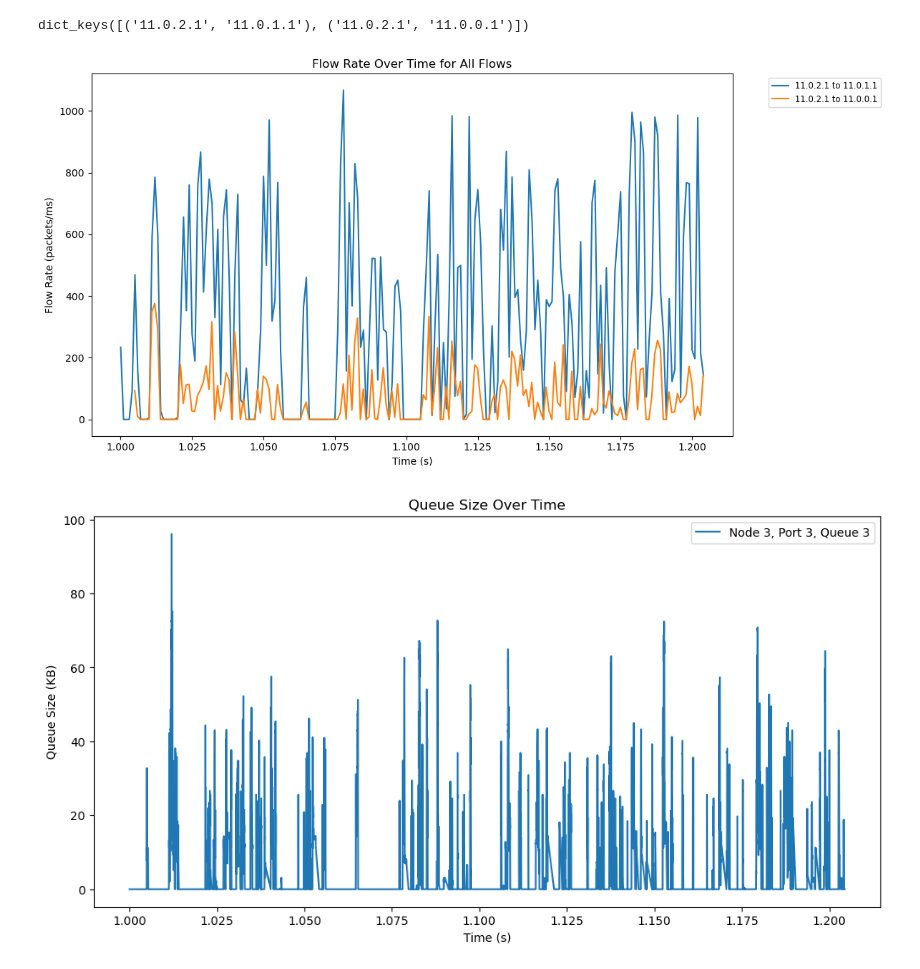
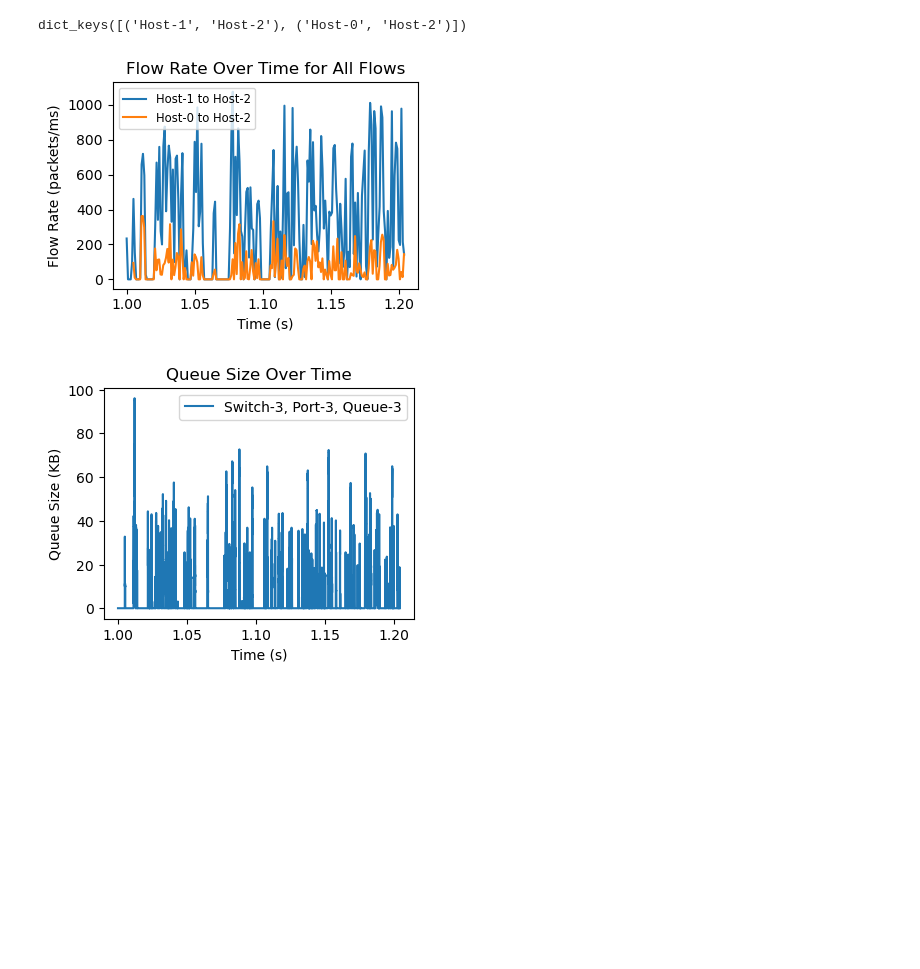
Before and after one commit to kwzhao/High-Precision-Congestion-Control, a Jupyter notebook: analysis/plt.ipynb, the cells around one changed output. Saved outputs shown, nothing was run; the diff lists cells and outputs as text; code cells hidden in the pictures; blank space fills up the shorter version.

```diff
--- a/analysis/plt.ipynb
+++ b/analysis/plt.ipynb
@@ -7,20 +7,24 @@ import pandas as pd
 def parse_ip_port(hex_ip, port):
     """Parses a hexadecimal IP and port to a human-readable string."""
     try:
-        ip = '.'.join(str(int(hex_ip[i:i+2], 16)) for i in range(0, 8, 2))
+        # ip = '.'.join(str(int(hex_ip[i:i+2], 16)) for i in range(0, 8, 2))
         # return f"{ip}:{port}"
-        return f"{ip}"
+        # return f"{ip}"
+
+        ip_list=[str(int(hex_ip[i:i+2], 16)) for i in range(0, 8, 2)]
+        return f"Host-{ip_list[2]}"
+
     except ValueError as e:
         print(f"Error parsing IP:Port - {hex_ip}:{port}")
         return "0.0.0.0:0"
 # %%
+
+# Read and parse the log file
+log_file_path = 'tr_1.log'  # Replace with your actual log file path
 
 # Initialize data structures
 flow_packets = defaultdict(list)  # Key: (src, dst), Value: list of timestamps (ns)
 queue_sizes = defaultdict(list)  # Key: (node, port, queue), Value: list of (timestamp, queue size) tuples
-
-# Read and parse the log file
-log_file_path = 'tr_1.log'  # Replace with your actual log file path
 with open(log_file_path, 'r') as file:
     for line in file:
         parts = line.split()
@@ -30,7 +34,7 @@ with open(log_file_path, 'r') as file:
 
         timestamp_ns = int(parts[0])
 
-        if event_type == "Enqu":
+        if event_type == "Enqu" or event_type == "Dequ":
             node = parts[1].split(':')[1]
             port, queue = map(int, parts[2].split(':'))
             queue_size = float(parts[3])
@@ -38,7 +42,7 @@ with open(log_file_path, 'r') as file:
             queue_sizes[(node, port, queue)].append((timestamp_ns, queue_size))
 
 
-        if event_type == "Recv" and pkt_type!='U':  # Change "recv" to the actual keyword for receive events
+        if event_type == "Recv" and pkt_type=='U':  # Change "recv" to the actual keyword for receive events
             src = parse_ip_port(parts[6], parts[8])
             dst = parse_ip_port(parts[7], parts[9])
             # Store packet timestamp by flow
@@ -54,38 +58,38 @@ for flow_id, timestamps in flow_packets.items():
     end_time = max(timestamps)
     time = start_time
     while time <= end_time:
         window_end = time + window_size_ns
         packets_in_window = len([t for t in timestamps if time <= t < window_end])
         flow_rate = packets_in_window / (window_size_ns / 1e6)  # packets per second
         flow_rates[flow_id].append((time, flow_rate))
         time += window_size_ns
 
 # Plot flow rates over time for a selected flow (for simplicity, plot the first flow)
-plt.figure(figsize=(12, 6))
+plt.figure(figsize=(4, 3))
 # Iterate over each flow and plot its flow rate over time
 for flow_id, rates in flow_rates.items():
     times, rates = zip(*rates)
     plt.plot(np.array(times) / 1e9, rates, label=f"{flow_id[0]} to {flow_id[1]}")
 
 plt.xlabel('Time (s)')
 plt.ylabel('Flow Rate (packets/ms)')
 plt.title('Flow Rate Over Time for All Flows')
-plt.legend(bbox_to_anchor=(1.05, 1), loc='upper left', fontsize='small')  # Adjust legend placement
+plt.legend(loc='upper left', fontsize='small')  # Adjust legend placement
 plt.tight_layout()  # Adjust layout to make room for the legend
 plt.show()
 
 # Plot queue size over time for a specific queue (for simplicity, plot the first queue)
-plt.figure(figsize=(12, 6))
+plt.figure(figsize=(4, 3))
 selected_queue = list(queue_sizes.keys())[0]
 timestamps, sizes = zip(*queue_sizes[selected_queue])
-plt.plot(np.array(timestamps) / 1e9, np.array(sizes)/1024, label=f"Node {selected_queue[0]}, Port {selected_queue[1]}, Queue {selected_queue[2]}")
+plt.plot(np.array(timestamps) / 1e9, np.array(sizes)/1024, label=f"Switch-{selected_queue[0]}, Port-{selected_queue[1]}, Queue-{selected_queue[2]}")
 plt.xlabel('Time (s)')
 plt.ylabel('Queue Size (KB)')
 plt.title('Queue Size Over Time')
 plt.legend()
 plt.show()
 # %% [output]
-dict_keys([('11.0.2.1', '11.0.1.1'), ('11.0.2.1', '11.0.0.1')])
+dict_keys([('Host-1', 'Host-2'), ('Host-0', 'Host-2')])
-[figure, old version]
+[figure, new version]
-[figure, old version]
+[figure, new version]
 # %%
```
Also changed, not shown: parts of 2 cells of this notebook, 3 other files.
